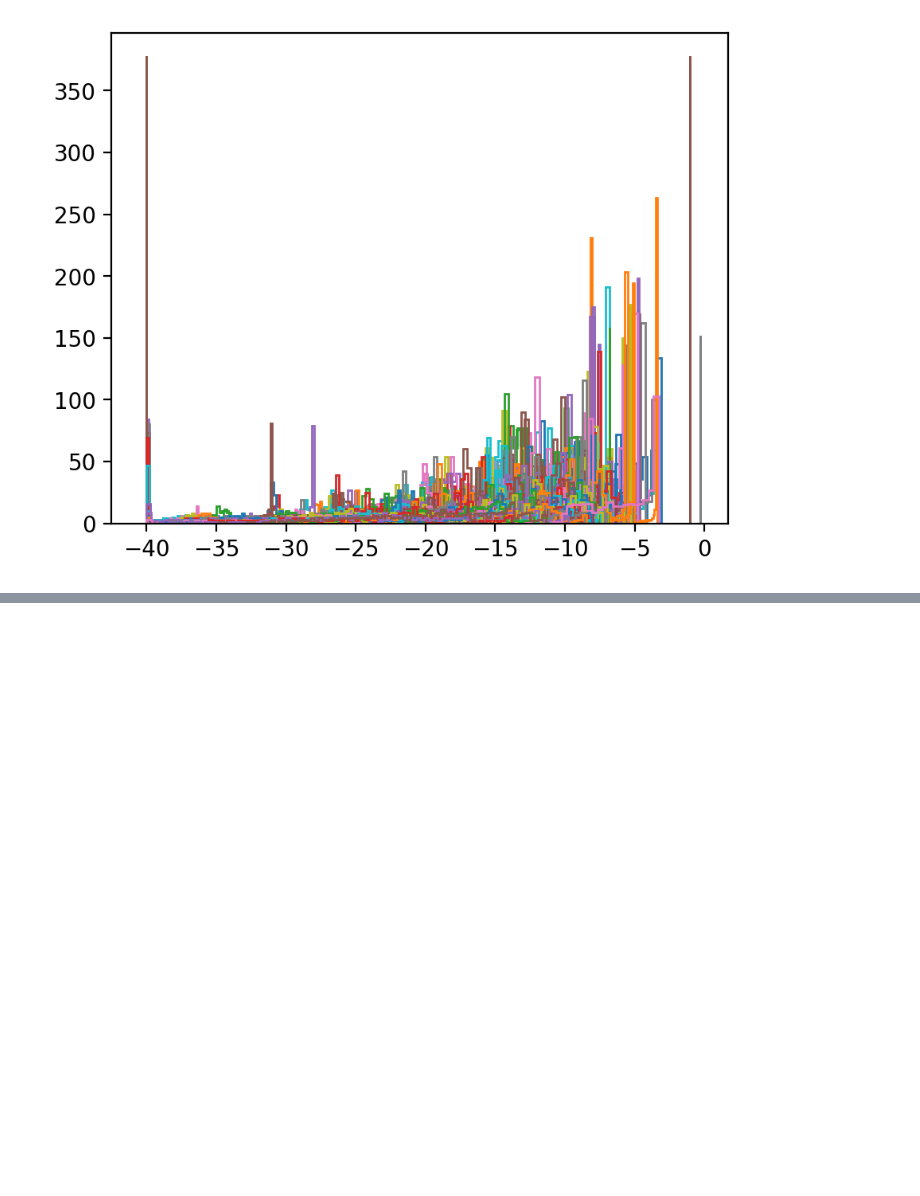
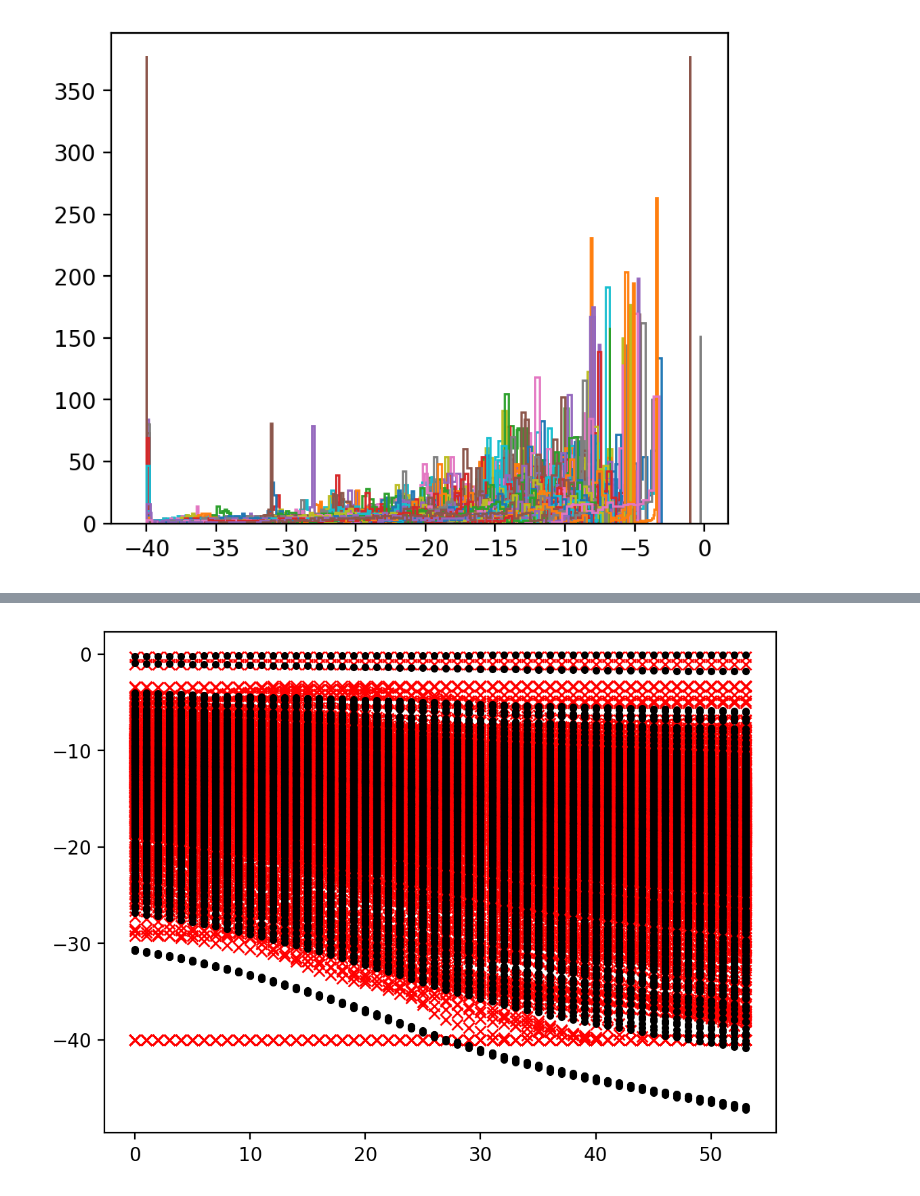
Before and after one commit to silkemaes/MACE, a Jupyter notebook: autoencoder.ipynb, the cells around one changed output, grey strips where cells are left out. Saved outputs shown, nothing was run; the diff lists cells and outputs as text; code cells hidden in the pictures; blank space fills up the shorter version.

Commit message:
First test autoencoder

```diff
--- a/autoencoder.ipynb
+++ b/autoencoder.ipynb
@@ -89,7 +90,8 @@ plt.show()
 # %%
 kwargs = {'num_workers': 1, 'pin_memory': True}
 
-data_loader = DataLoader(dataset=data, batch_size=batch_size, shuffle=True,  **kwargs)
+data_loader = DataLoader(dataset=train, batch_size=batch_size, shuffle=True ,  **kwargs)
+test_loader = DataLoader(dataset=train, batch_size=len(test) , shuffle=False,  **kwargs)
 # %%
 class Encoder(nn.Module):
     """
@@ -145,6 +147,16 @@ class Autoencoder(nn.Module):
 def loss_function(x, x_hat):
     reproduction_loss = nn.functional.mse_loss(x_hat, x)
     return reproduction_loss
+# %%
+input_dim  = train.df.shape[1]
+hidden_dim = 300
+latent_dim = 50
+output_dim = input_dim
+
+encoder = Encoder( input_dim, hidden_dim, latent_dim)
+decoder = Decoder(latent_dim, hidden_dim, output_dim)
+
+model = Autoencoder(Encoder=encoder, Decoder=decoder).to(DEVICE)        # GPU/TPU/... --> XPU
 # %%
 optimizer = Adam(model.parameters(), lr=lr)
 
@@ -155,16 +167,13 @@ for epoch in range(epochs):
 
     overall_loss = 0
 
-    for batch_idx, (I, η) in enumerate(train_loader):
-        # I = I.view(batch_size, N_freqs)
-        # η = η.view(batch_size, N_depth)
+    for x in data_loader:
 
-        I = I.to(DEVICE)
-        η = η.to(DEVICE)
+        x     = x.to(DEVICE)     ## op een niet-CPU berekenen als dat er is op de device
 
-        η_hat, mean, log_var = model(I)
-        loss                 = loss_function(η, η_hat, mean, log_var)
-        # loss                 = loss_function(η, η_hat)
+        x_hat = model(x)         ## output van het autoecoder model
+
+        loss  = loss_function(x,x_hat)
 
         overall_loss += loss.item()
 
@@ -173,5 +182,5 @@ for epoch in range(epochs):
         loss.backward()
         optimizer.step()
 
-    print("\tEpoch", epoch + 1, "complete!", "\tAverage Loss: ", overall_loss / (batch_idx*batch_size))
+    print("\tEpoch", epoch + 1, "complete!", "\tAverage Loss: ", overall_loss )
 # %% [output]
@@ -194,0 +204,16 @@ for epoch in range(epochs):
+# %%
+model.eval()
+
+with torch.no_grad():
+    for x in test_loader:
+
+        x     = x.to(DEVICE)     ## op een niet-CPU berekenen als dat er is op de device
+
+        x_hat = model(x)         ## output van het autoecoder model
+# %%
+plt.plot(x, 'xr')
+plt.plot(x_hat, '.k')
+
+plt.show()
+# %% [output]
+[figure, added]
```
Also changed, not shown: parts of 3 cells of this notebook.
